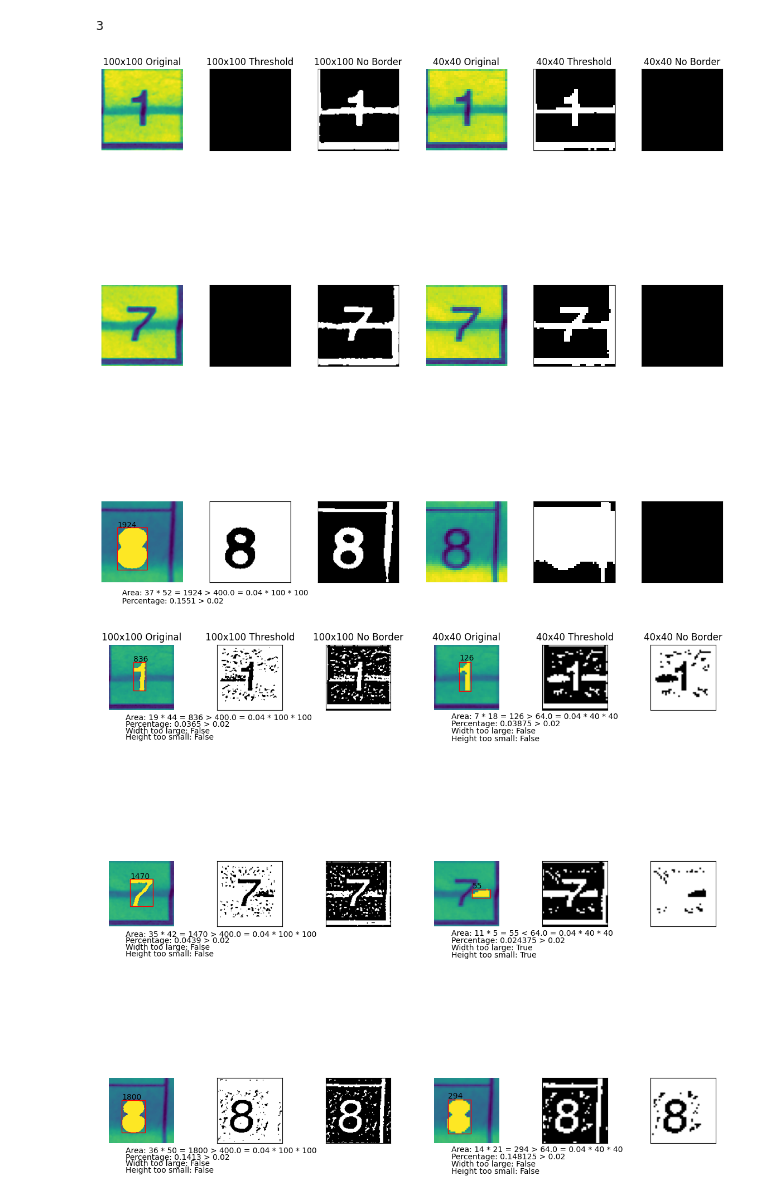
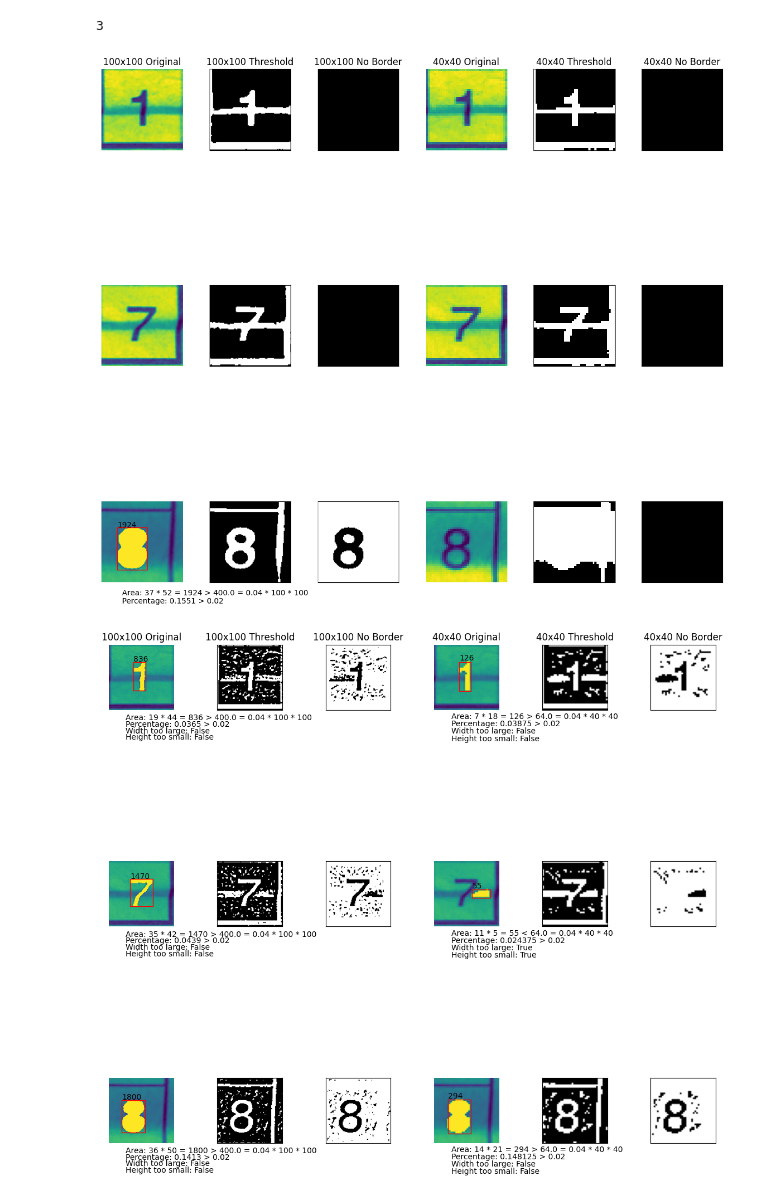
Before and after one commit to Johannes-Herz/Sudoku-Solver, a Jupyter notebook: AnalysisEmptyCellDetection.ipynb, the cells around one changed output. Saved outputs shown, nothing was run; the diff lists cells and outputs as text; code cells hidden in the pictures.

```diff
--- a/AnalysisEmptyCellDetection.ipynb
+++ b/AnalysisEmptyCellDetection.ipynb
@@ -235,9 +235,9 @@ for cell, axis in zip(zeroPredeterminationErrors['predZero'], axs):
 
     original = cell.copy()
     originalThresh = cv.threshold(original.copy(), 0, 255, cv.THRESH_BINARY_INV | cv.THRESH_OTSU)[1]
-    axis[2].imshow(originalThresh, cmap="gray")
-    axis[2].set_xticks([])
-    axis[2].set_yticks([])
+    axis[1].imshow(originalThresh, cmap="gray")
+    axis[1].set_xticks([])
+    axis[1].set_yticks([])
     originalThresh = clear_border(originalThresh)
 
     originalContours, _ = cv.findContours(originalThresh, cv.RETR_EXTERNAL, cv.CHAIN_APPROX_SIMPLE)
@@ -260,9 +260,9 @@ for cell, axis in zip(zeroPredeterminationErrors['predZero'], axs):
         axis[0].add_patch(rect)
         axis[0].text(25, 115, f"Area: {w_contour} * {h_contour} = {w_contour * h_contour} {'<' if w_contour * h_contour < 0.04*h*w else '>'} {0.04*h*w} = 0.04 * {h} * {w}")
         axis[0].text(25, 125, f"Percentage: {percentageFilled} {'<' if percentageFilled < 0.02 else '>'} 0.02")
-    axis[1].imshow(255 - originalThresh, cmap="gray")
-    axis[1].set_xticks([])
-    axis[1].set_yticks([])
+    axis[2].imshow(255 - originalThresh, cmap="gray")
+    axis[2].set_xticks([])
+    axis[2].set_yticks([])
 
     resized = cv.resize(cell.copy(), (40, 40))
     resizedThresh = cv.threshold(resized.copy(), 0, 255, cv.THRESH_BINARY_INV | cv.THRESH_OTSU)[1]
@@ -270,34 +270,34 @@ for cell, axis in zip(zeroPredeterminationErrors['predZero'], axs):
     axis[4].set_xticks([])
     axis[4].set_yticks([])
     resizedThresh = clear_border(resizedThresh)
 
     resizedContours, _ = cv.findContours(resizedThresh, cv.RETR_EXTERNAL, cv.CHAIN_APPROX_SIMPLE)
     resizedContour = None
     if len(resizedContours) > 0:
         resizedContour = max(resizedContours, key=cv.contourArea)
         (h, w) = resizedThresh.shape
         x_contour, y_contour, w_contour, h_contour = cv.boundingRect(resizedContour)
         mask = np.zeros(resizedThresh.shape, dtype=np.uint8)
         cv.drawContours(mask, [resizedContour], -1, 255, cv.FILLED)
 
         (h, w) = resizedThresh.shape
         percentageFilled = cv.countNonZero(mask) / float(w *h)
 
     axis[3].imshow(cv.drawContours(resized.copy(), [resizedContour], -1, (255, 0, 0), cv.FILLED) if resizedContour is not None else resized.copy())
     axis[3].axis('off')
     if resizedContour is not None:
         axis[3].text(x_contour, y_contour - 1, f"{w_contour * h_contour}")
         rect = patches.Rectangle((x_contour, y_contour), w_contour, h_contour, linewidth=1, edgecolor='r', facecolor='none')
         axis[3].add_patch(rect)
         axis[3].text(10, 45, f"Area: {w_contour} * {h_contour} = {w_contour * h_contour} {'<' if w_contour * h_contour < 0.04*h*w else '>'} {0.04*h*w} = 0.04 * {h} * {w}")
         axis[3].text(10, 49.5, f"Percentage: {percentageFilled} {'<' if percentageFilled < 0.02 else '>'} 0.02")
     axis[5].imshow(255 - resizedThresh, cmap="gray")
     axis[5].set_xticks([])
     axis[5].set_yticks([])
 
 plt.savefig("./figures/predZeroWrongClassification.png")
 # %% [output]
-[figure, old version]
+[figure, new version]
 # %%
 fig, axs = plt.subplots(len(zeroPredeterminationErrors['predZero']), 6, figsize=(12, 12))
 fig.tight_layout(pad=2.5)
@@ -313,9 +313,9 @@ for cell, axis in zip(zeroPredeterminationErrors['predZero'], axs):
     original = cell.copy()
     originalAdaptiveThresh = cv.adaptiveThreshold(original.copy(), 255, cv.ADAPTIVE_THRESH_GAUSSIAN_C, cv.THRESH_BINARY, 11, 2)
     originalThresh = cv.threshold(originalAdaptiveThresh.copy(), 0, 255, cv.THRESH_BINARY_INV | cv.THRESH_OTSU)[1]
-    axis[2].imshow(originalThresh, cmap="gray")
-    axis[2].set_xticks([])
-    axis[2].set_yticks([])
+    axis[1].imshow(originalThresh, cmap="gray")
+    axis[1].set_xticks([])
+    axis[1].set_yticks([])
     originalThresh = clear_border(originalThresh)
 
     originalContours, _ = cv.findContours(originalThresh, cv.RETR_EXTERNAL, cv.CHAIN_APPROX_SIMPLE)
@@ -343,9 +343,9 @@ for cell, axis in zip(zeroPredeterminationErrors['predZero'], axs):
         axis[0].text(25, 125, f"Percentage: {percentageFilled} {'<' if percentageFilled < 0.02 else '>'} 0.02")
         axis[0].text(25, 135, f"Width too large: {widthTooLarge}")
         axis[0].text(25, 145, f"Height too small: {heightTooSmall}")
-    axis[1].imshow(255 - originalThresh, cmap="gray")
-    axis[1].set_xticks([])
-    axis[1].set_yticks([])
+    axis[2].imshow(255 - originalThresh, cmap="gray")
+    axis[2].set_xticks([])
+    axis[2].set_yticks([])
 
     resized = cv.resize(cell.copy(), (40, 40))
     resizedAdaptiveThresh = cv.adaptiveThreshold(resized.copy(), 255, cv.ADAPTIVE_THRESH_GAUSSIAN_C, cv.THRESH_BINARY, 11, 2)
@@ -386,4 +386,4 @@ for cell, axis in zip(zeroPredeterminationErrors['predZero'], axs):
 
 plt.savefig("./figures/predZeroWrongClassificationSolved.png")
 # %% [output]
-[figure, old version]
+[figure, new version]
```
